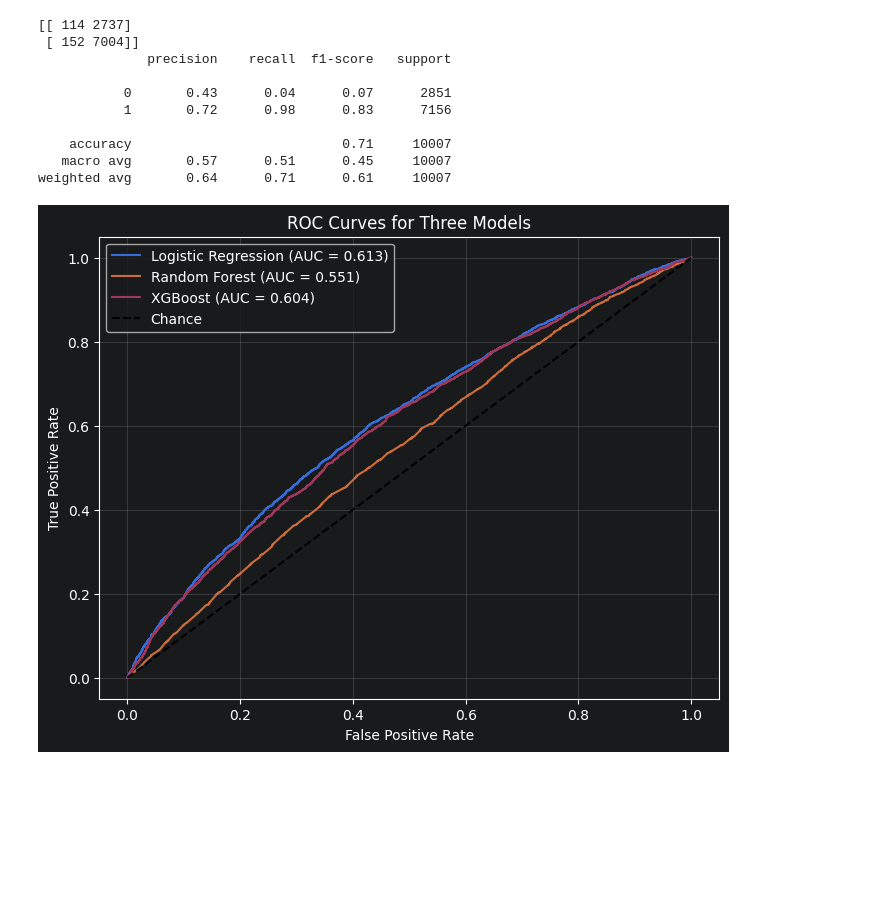
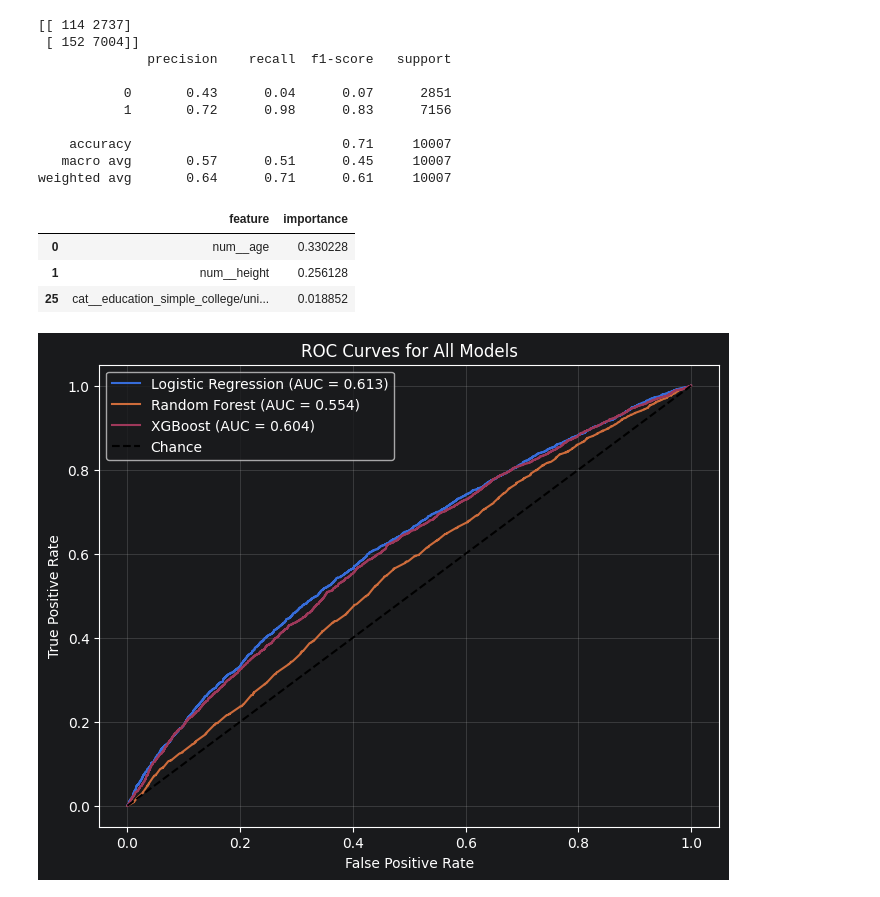
Before and after one commit to nblock2/cat_person_ml_techniques, a Jupyter notebook: logistic_RF_XBG.ipynb, the cells around one changed output. Cells and saved outputs as stored; diff of their text form; code cells hidden in the pictures; blank space fills up the shorter version.

```diff
--- a/logistic_RF_XBG.ipynb
+++ b/logistic_RF_XBG.ipynb
@@ -54,18 +54,8 @@ preprocessor = ColumnTransformer(
 from sklearn.feature_selection import SelectFromModel
 from sklearn.linear_model import LogisticRegression
 
-log_reg_selector = SelectFromModel(
-    LogisticRegression(
-        l1_ratio=1,
-        solver='liblinear',
-        class_weight='balanced',
-        max_iter=2000
-    )
-)
-
 log_reg = Pipeline(steps=[
     ('preprocess', preprocessor),
-    ('select', log_reg_selector),
     ('model', LogisticRegression(
         max_iter=2000,
         solver='liblinear',
@@ -119,22 +136,14 @@ weighted avg       0.66      0.58      0.60     10007
 #now trying random forest
 
 from sklearn.ensemble import RandomForestClassifier
-# Build pipeline
-rf_selector = SelectFromModel(
-    RandomForestClassifier(
-        n_estimators=300,
-        random_state=42,
-        class_weight='balanced_subsample'
-    ),
-    threshold="median"   # keep top 50% of features
-)
+
+# build pipeline
 
 rf = Pipeline([
-    ("prep", preprocessor),
-    ("select", rf_selector),
-    ("rf", RandomForestClassifier(random_state=42))
+    ("preprocess", preprocessor),
+    ("model", RandomForestClassifier(random_state=42))
 ])
 
-# Fit
+# fit random forest
 rf.fit(X_train, y_train)
 # %% [output]
@@ -175,8 +202,8 @@ weighted avg       0.62      0.67      0.64     10007
 # trying XGBoost
 from xgboost import XGBClassifier
 xgb = Pipeline(steps=[
-    ("prep", preprocessor),
-    ("xgb", XGBClassifier(
+    ("preprocess", preprocessor),
+    ("model", XGBClassifier(
         n_estimators=300,
         learning_rate=0.05,
         max_depth=6,
@@ -203,6 +230,23 @@ print(classification_report(y_test, y_pred))
     accuracy                           0.71     10007
    macro avg       0.57      0.51      0.45     10007
 weighted avg       0.64      0.71      0.61     10007
+# %%
+#getting feature importance
+xgb_importances = xgb.named_steps["model"].feature_importances_
+xgb_feature_names = xgb.named_steps["preprocess"].get_feature_names_out()
+
+xgb_fi = pd.DataFrame({
+    "feature": feature_names,
+    "importance": importances
+}).sort_values("importance", ascending=False)
+
+xgb_top3 = xgb_fi.head(3)
+xgb_top3
+# %% [output]
+|  | feature | importance |
+| 0 | num__age | 0.330228 |
+| 1 | num__height | 0.256128 |
+| 25 | cat__education_simple_college/uni... | 0.018852 |
 # %%
 #plotting ROC curves for all three
 
@@ -222,19 +266,20 @@ auc_xgb = roc_auc_score(y_test, xgb_prob)
 # %%
 import matplotlib.pyplot as plt
 
 plt.figure(figsize=(8, 6))
 
 plt.plot(fpr_lr, tpr_lr, label=f"Logistic Regression (AUC = {auc_lr:.3f})")
 plt.plot(fpr_rf, tpr_rf, label=f"Random Forest (AUC = {auc_rf:.3f})")
 plt.plot(fpr_xgb, tpr_xgb, label=f"XGBoost (AUC = {auc_xgb:.3f})")
 
 plt.plot([0, 1], [0, 1], 'k--', label="Chance")
 
 plt.xlabel("False Positive Rate")
 plt.ylabel("True Positive Rate")
-plt.title("ROC Curves for Three Models")
+plt.title("ROC Curves for All Models")
 plt.legend()
 plt.grid(alpha=0.3)
+plt.savefig('ROC.png')
 plt.show()
 # %% [output]
-[figure, old version]
+[figure, new version]
```
Also changed, not shown: parts of 6 cells of this notebook, 2 other files.
